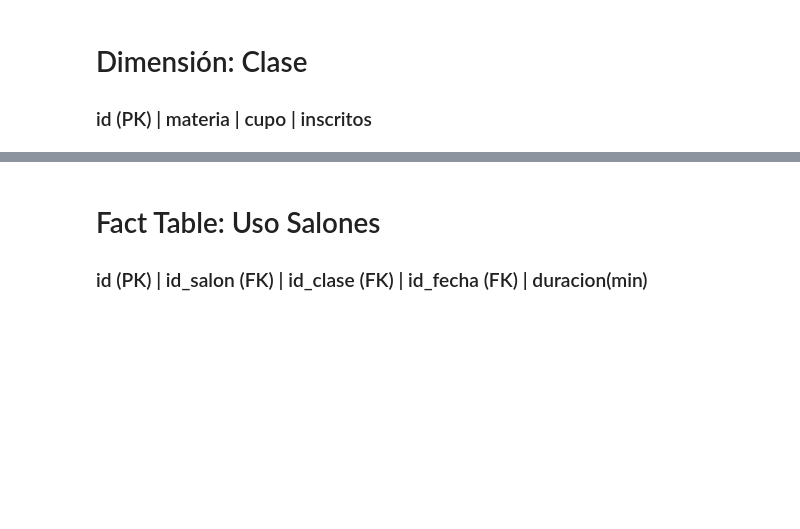
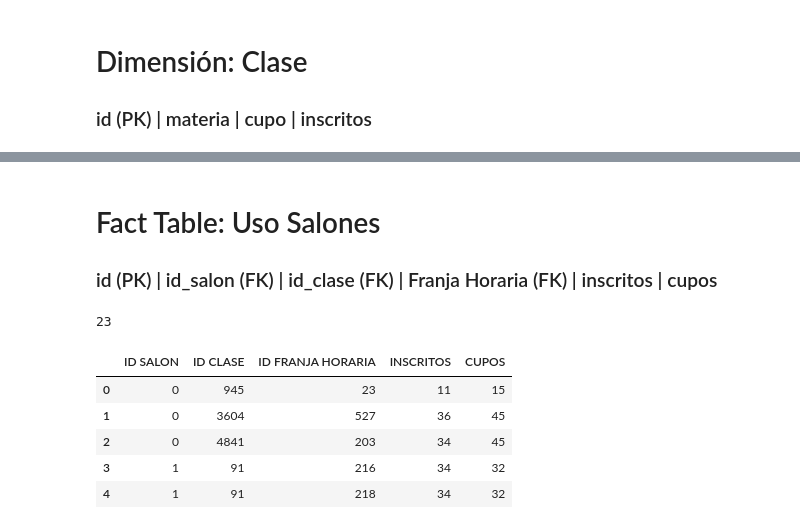
Before and after one commit to lshernandez10/bi-AdmisionesyRegistro, a Jupyter notebook: Profiling.ipynb, the cells around one changed output, grey strips where cells are left out. Drawn from its saved outputs; the diff is of its cells as text; code cells hidden in the pictures; blank space fills up the shorter version.

```diff
--- a/Profiling.ipynb
+++ b/Profiling.ipynb
@@ -328,3 +492,3 @@ CP
 # %% [markdown]
 # Fact Table: Uso Salones
-### id (PK) | id_salon (FK) | id_clase (FK) | id_fecha (FK)  | duracion(min)
+### id (PK) | id_salon (FK) | id_clase (FK) | Franja Horaria (FK) | inscritos | cupos
@@ -330,0 +499,4 @@ CP
+# %%
+id_franja.index[0]
+# %% [output]
+23
@@ -330,0 +558,9 @@ CP
+# %%
+df_fact.head()
+# %% [output]
+|  | ID SALON | ID CLASE | ID FRANJA HORARIA | INSCRITOS | CUPOS |
+| 0 | 0 | 945 | 23 | 11 | 15 |
+| 1 | 0 | 3604 | 527 | 36 | 45 |
+| 2 | 0 | 4841 | 203 | 34 | 45 |
+| 3 | 1 | 91 | 216 | 34 | 32 |
+| 4 | 1 | 91 | 218 | 34 | 32 |
```
Also changed, not shown: parts of 52 cells of this notebook, 2 other files.
